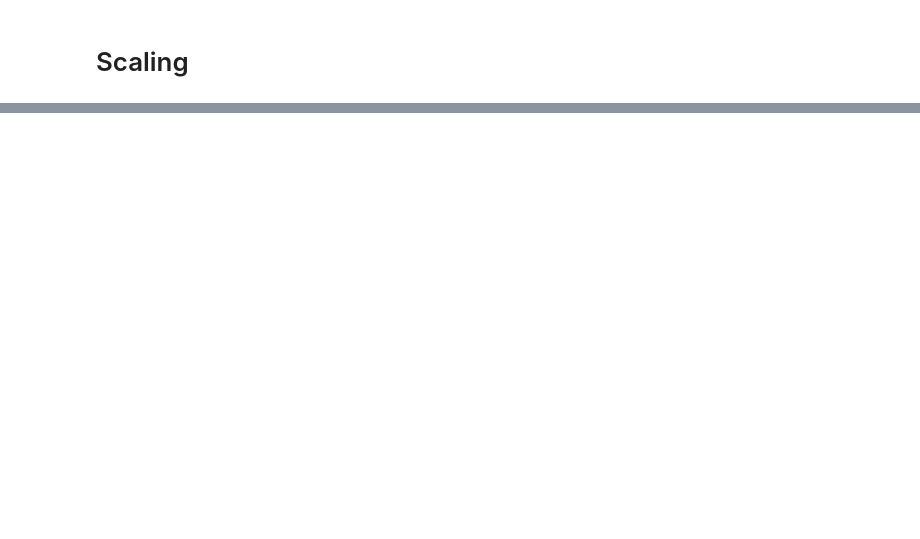
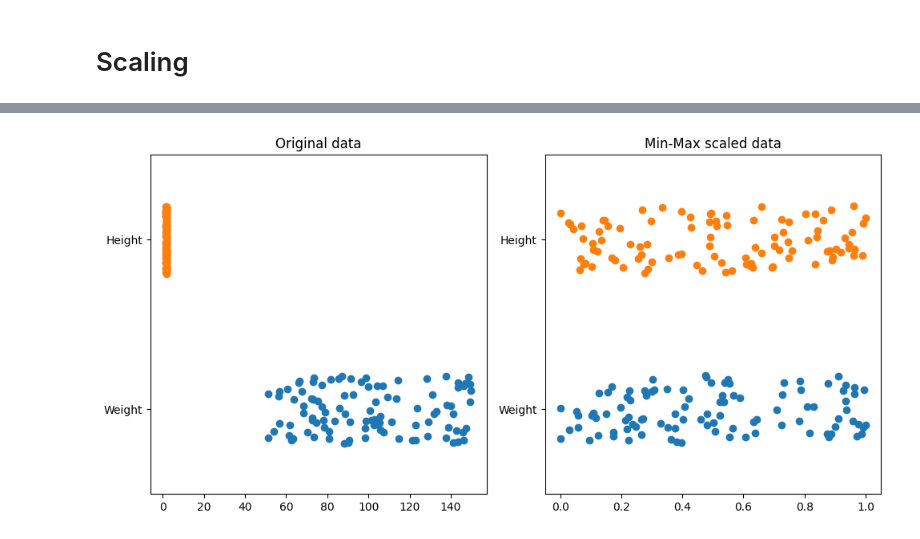
Before and after one commit to jucalfonsom/mlbootcamp, a Jupyter notebook: 2_scikit_learn/4_scaling.ipynb, the cells around one changed output, grey strips where cells are left out. Drawn from its saved outputs; the diff is of its cells as text; code cells hidden in the pictures; blank space fills up the shorter version.

```diff
--- a/2_scikit_learn/4_scaling.ipynb
+++ b/2_scikit_learn/4_scaling.ipynb
@@ -32,0 +64,12 @@ plot(ax, original_dataset, "Original data")
+# %%
+from sklearn.preprocessing import MinMaxScaler
+
+scaler = MinMaxScaler()
+minmax_dataset = scaler.fit_transform(original_dataset)
+
+plot_dataset(
+    original_dataset, "Original data",
+    minmax_dataset, "Min-Max scaled data"
+)
+# %% [output]
+[figure, added]
```
Also changed, not shown: parts of 9 cells of this notebook, 4 other files.
